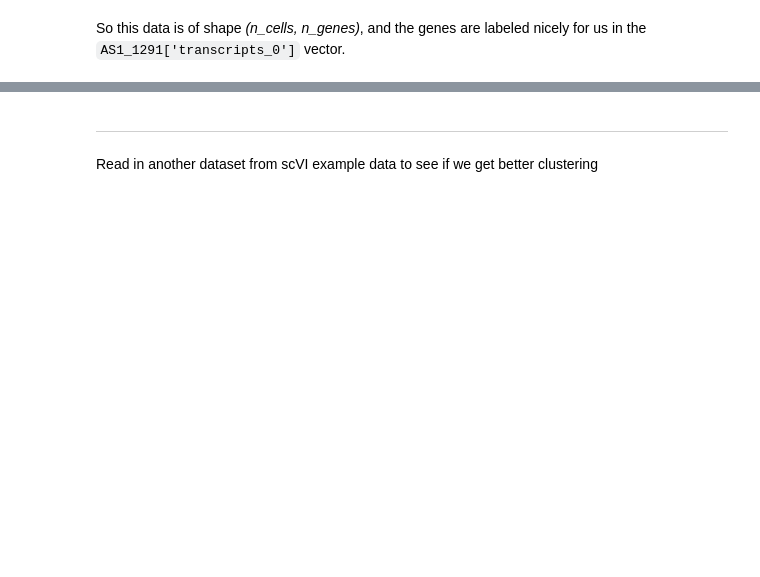
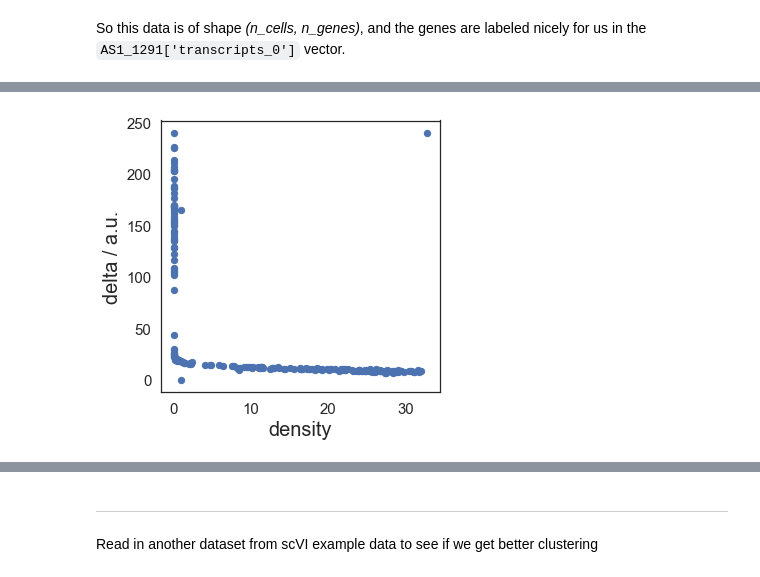
Before and after one commit to codyheiser/furry-couscous, a Jupyter notebook: clustering.ipynb, the cells around one changed output, grey strips where cells are left out. Cells and saved outputs as stored; diff of their text form; code cells hidden in the pictures; blank space fills up the shorter version.

```diff
--- a/clustering.ipynb
+++ b/clustering.ipynb
@@ -80,4 +60,6 @@ plt.tight_layout()
 # %%
-clu = Cluster(PCA_results) # cluster using pydpc
+clu = Cluster(AS1_1291_1_PCA) # cluster using pydpc
+# %% [output]
+[figure, added]
 # %%
 clu.assign(20,50) # assign cluster centers; looks like there's only one for this dataset
```
Also changed, not shown: parts of 137 cells of this notebook, 2 other files.
